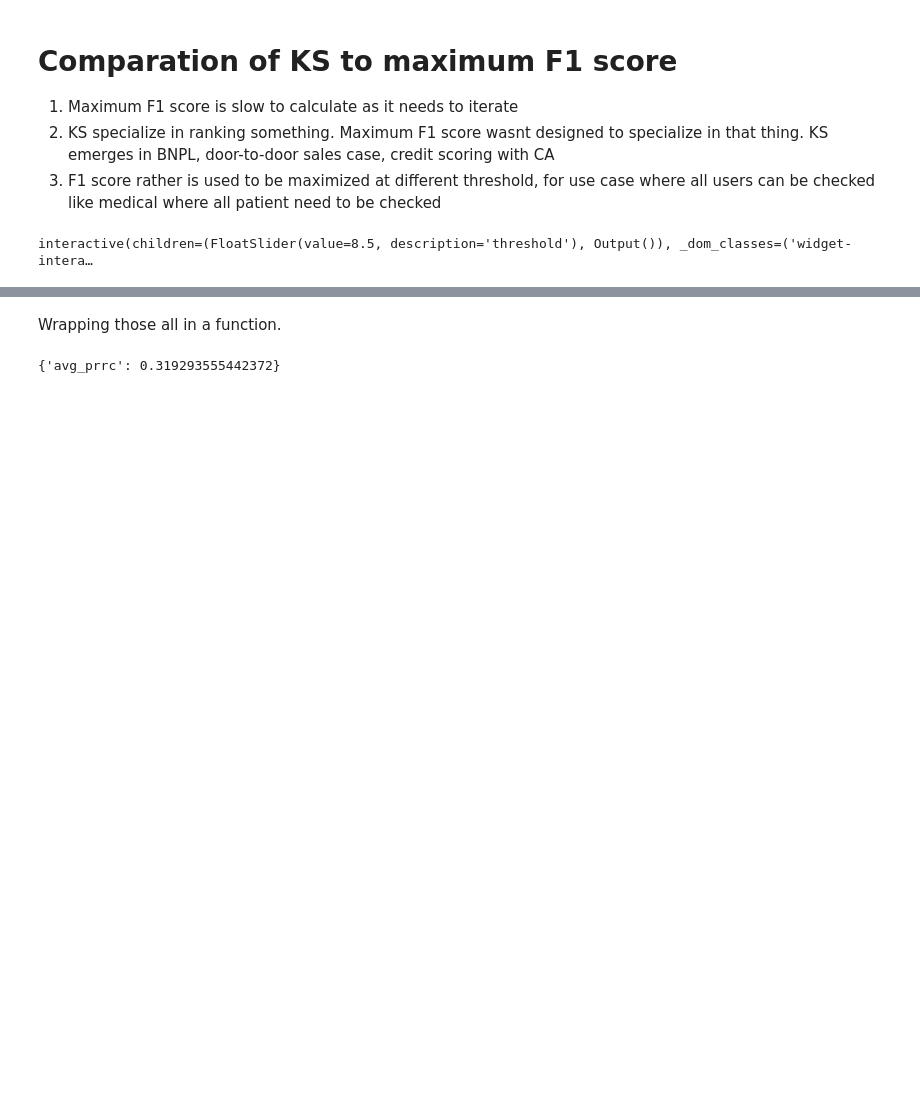
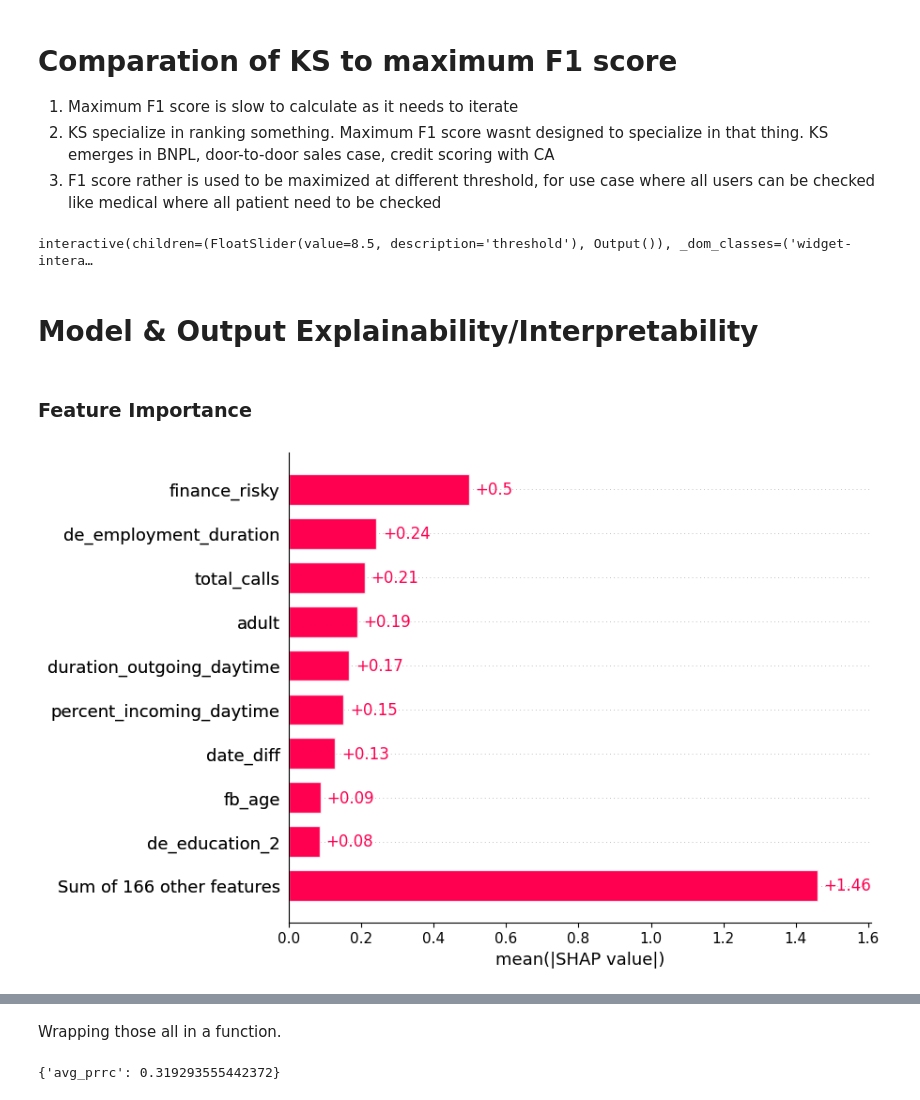
Before and after one commit to alvinrach/financial-tech-prediction, a Jupyter notebook: FE & Modelling.ipynb, the cells around one changed output, grey strips where cells are left out. Drawn from its saved outputs; the diff is of its cells as text; code cells hidden in the pictures; blank space fills up the shorter version.

Commit message:
Shap: Feature Importance, Explain a Person, & Nonlinearity-Interaction in Test Data

```diff
--- a/FE & Modelling.ipynb
+++ b/FE & Modelling.ipynb
@@ -540,3 +540,5 @@ def proba_fun(threshold=8.50):
                          columns=['Pred 0','Pred 1']))
 # %% [output]
 interactive(children=(FloatSlider(value=8.5, description='threshold'), Output()), _dom_classes=('widget-intera…
+# %% [markdown]
+# Model & Output Explainability/Interpretability
@@ -542,0 +547,9 @@ interactive(children=(FloatSlider(value=8.5, description='threshold'), Output())
+# %%
+explainer = shap.TreeExplainer(model)
+shap_values = explainer(X_test) # explainer.shap_values(X_test)
+# %% [markdown]
+### Feature Importance
+# %%
+shap.plots.bar(shap_values)
+# %% [output]
+[figure, added]
```
Also changed, not shown: parts of 12 cells of this notebook.
